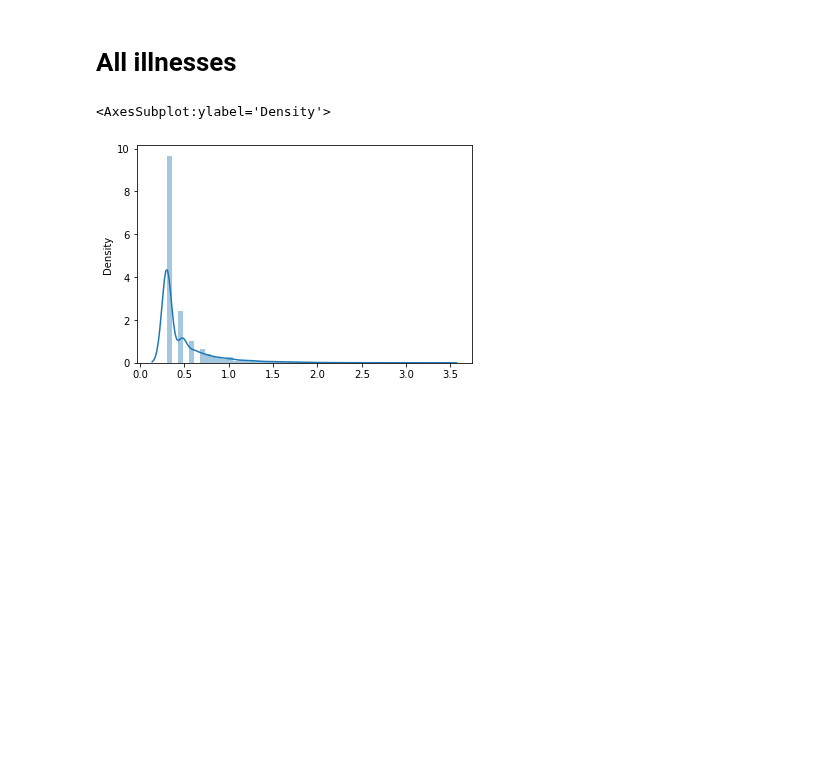
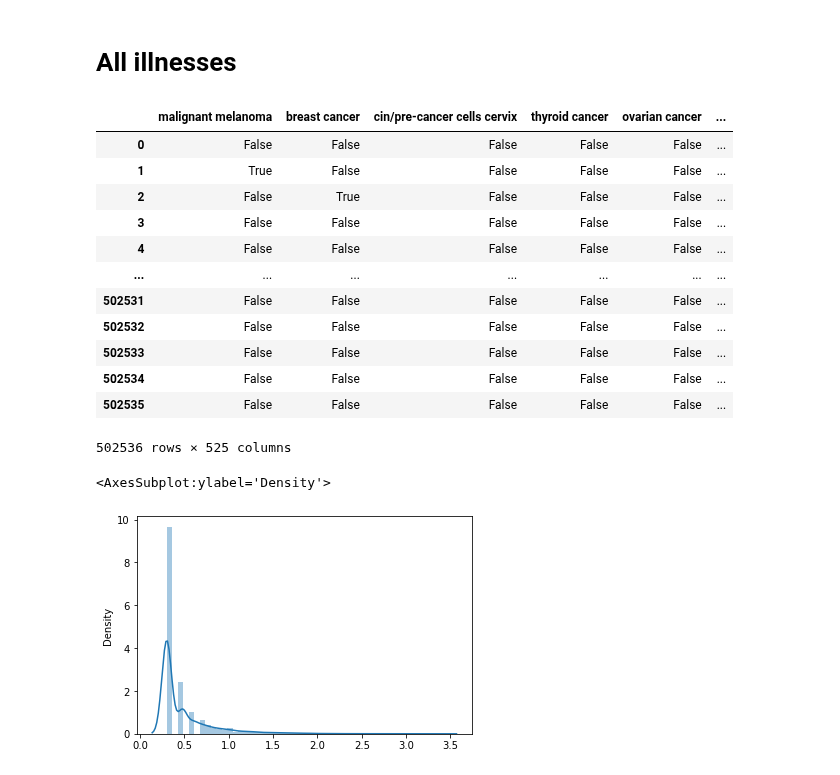
Before and after one commit to cole-khamnei/HLA_genotyping_associations, a Jupyter notebook: notebooks/comorbid_graph.ipynb, the cells around one changed output. Cells and saved outputs as stored; diff of their text form; code cells hidden in the pictures; blank space fills up the shorter version.

```diff
--- a/notebooks/comorbid_graph.ipynb
+++ b/notebooks/comorbid_graph.ipynb
@@ -35,3 +85,5 @@ loaded = False
+# %%
+loaded = False
 # %%
 DEV_MODE = False
 SIGNIFIER = ""
@@ -40,6 +92,8 @@ if not loaded:
     (biobank_data_no_HLA_alleles, biobank_index,
      med_code_mapping) = data_tools.load_all_biobank_components(DEV_MODE, signifier=SIGNIFIER)
     loaded = True
-    HLA_alleles = data_tools.load_HLA_data()
-    biobank_data = biobank_data_no_HLA_alleles.merge(HLA_alleles, how="left", on="eid")
+    print("Integrating HLA Data")
+    with Timer() as t:
+        HLA_alleles = data_tools.load_HLA_data()
+        biobank_data = biobank_data_no_HLA_alleles.merge(HLA_alleles, how="left", on="eid")
 # %% [output]
@@ -66,4 +113,0 @@ all_illnesses, counts = np.unique(all_illnesses[~pd.isnull(all_illnesses)], retu
-# %%
-illness_dict = {}
-for illness in tqdm(all_illnesses):
-    illness_dict[illness] = get_illness_value(data, illness, "illness_code")
@@ -70,3 +154,23 @@ for illness in tqdm(all_illnesses):
+# %%
+additional_features = ["eid", "sex", "birth_year"]
+illness_age_data = pd.concat([biobank_data[additional_features], pd.DataFrame(illness_dict)], axis=1)
+# %%
+illness_values_data = illness_age_data >= 0
+illness_data
+# %% [output]
+|  | malignant melanoma | breast cancer | cin/pre-cancer cells cervix | thyroid cancer | ovarian cancer | ... |
+| 0 | False | False | False | False | False | ... |
+| 1 | True | False | False | False | False | ... |
+| 2 | False | True | False | False | False | ... |
+| 3 | False | False | False | False | False | ... |
+| 4 | False | False | False | False | False | ... |
+| ... | ... | ... | ... | ... | ... | ... |
+| 502531 | False | False | False | False | False | ... |
+| 502532 | False | False | False | False | False | ... |
+| 502533 | False | False | False | False | False | ... |
+| 502534 | False | False | False | False | False | ... |
+| 502535 | False | False | False | False | False | ... |
+502536 rows × 525 columns
 # %%
 cancer_codes = [feature for feature in biobank_data.columns if get_base_feature(feature) == "cancer_code"]
 all_cancers = biobank_data[cancer_codes].values.ravel()
```
Also changed, not shown: parts of 11 cells of this notebook, 3 other files.
